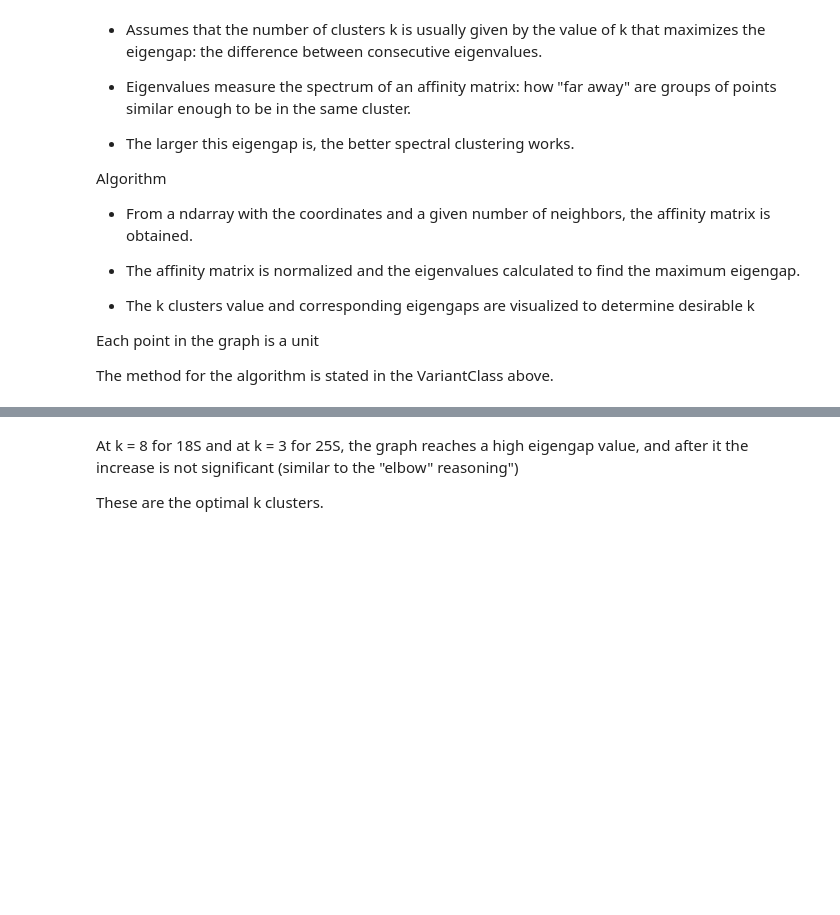
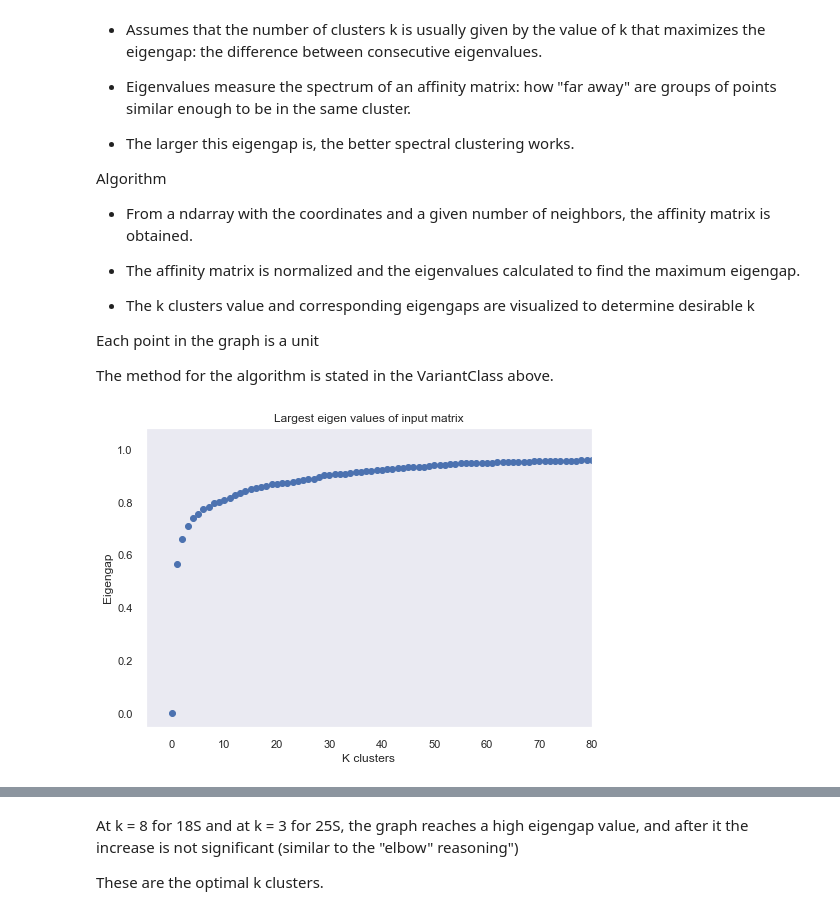
Before and after one commit to adbailey4/read_clustering, a Jupyter notebook: notebooks/1Spectral_clustering.ipynb, the cells around one changed output, grey strips where cells are left out. Cells and saved outputs as stored; diff of their text form; code cells hidden in the pictures; blank space fills up the shorter version.

```diff
--- a/notebooks/1Spectral_clustering.ipynb
+++ b/notebooks/1Spectral_clustering.ipynb
@@ -45,3 +48,7 @@ Algorithm
 Each point in the graph is a unit
 
 The method for the algorithm is stated in the VariantClass above.
+# %%
+ivt.spectral_clusters(list_18)
+# %% [output]
+[figure, added]
```
Also changed, not shown: parts of 4 cells of this notebook, 3 other files.
